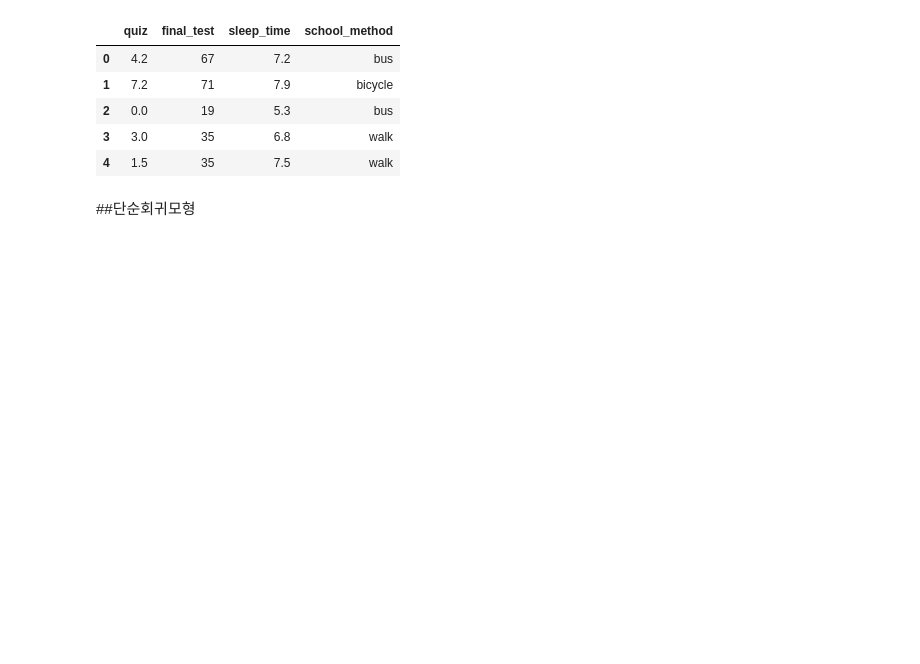
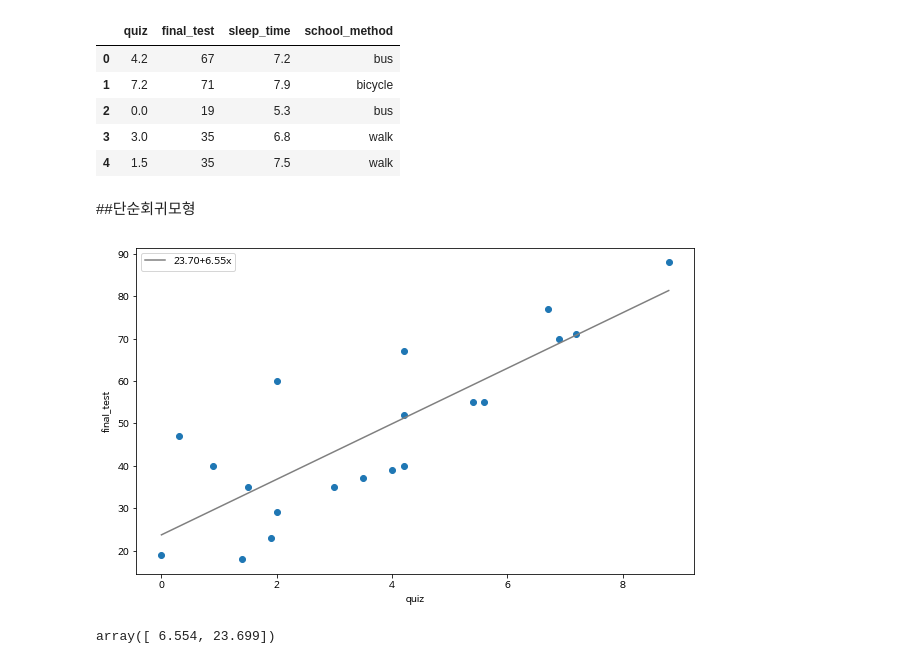
Before and after one commit to Kwangbin/statistic, a Jupyter notebook: 회귀분석_002.ipynb, the cells around one changed output. Saved outputs shown, nothing was run; the diff lists cells and outputs as text; code cells hidden in the pictures; blank space fills up the shorter version.

```diff
--- a/회귀분석_002.ipynb
+++ b/회귀분석_002.ipynb
@@ -108,3 +108,25 @@ df.head()
 x= np.array(df['quiz'])
 y=np.array(df['final_test'])
 p=1
+# %%
+poly_fit=np.polyfit(x,y,1)
+poly_1d=np.poly1d(poly_fit)
+xs=np.linspace(x.min(), x.max())
+ys=poly_1d(xs)
+
+fig = plt.figure(figsize=(10,6))
+ax=fig.add_subplot(111)
+ax.set_xlabel('quiz')
+ax.set_ylabel('final_test')
+ax.plot(xs,ys,color='gray',label=f'{poly_fit[1]:.2f}+{poly_fit[0]:.2f}x')
+
+ax.scatter(x,y)
+ax.legend()
+
+plt.show()
+# %% [output]
+[figure, added]
+# %%
+poly_fit
+# %% [output]
+array([ 6.554, 23.699])
```
Also changed, not shown: parts of 7 cells of this notebook.
